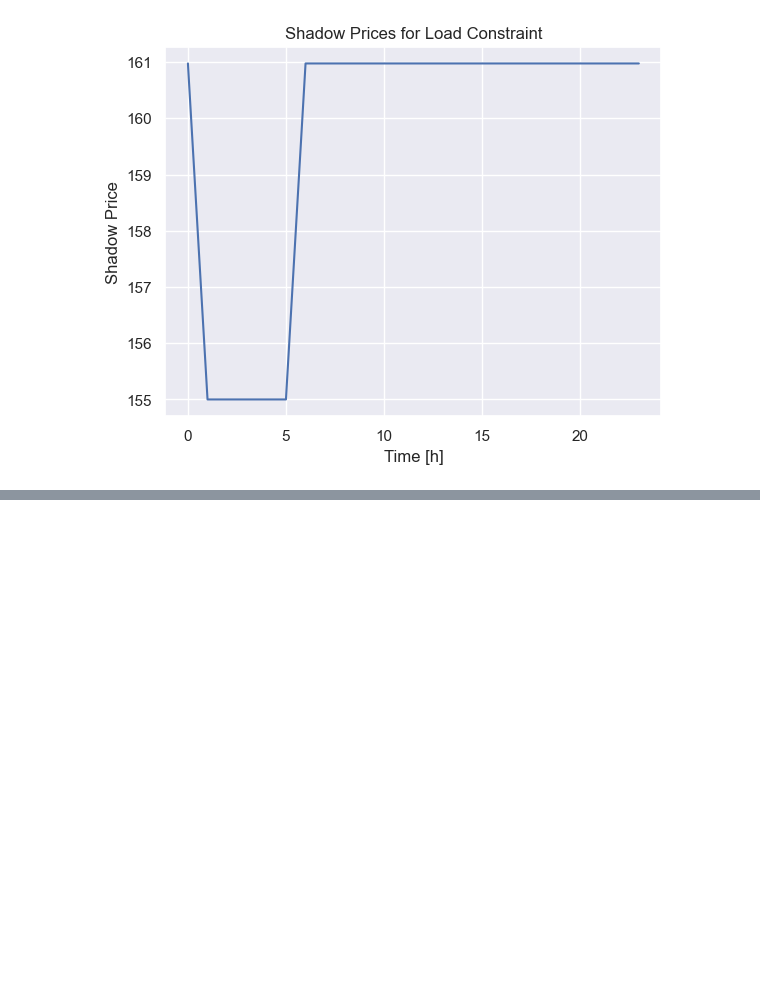
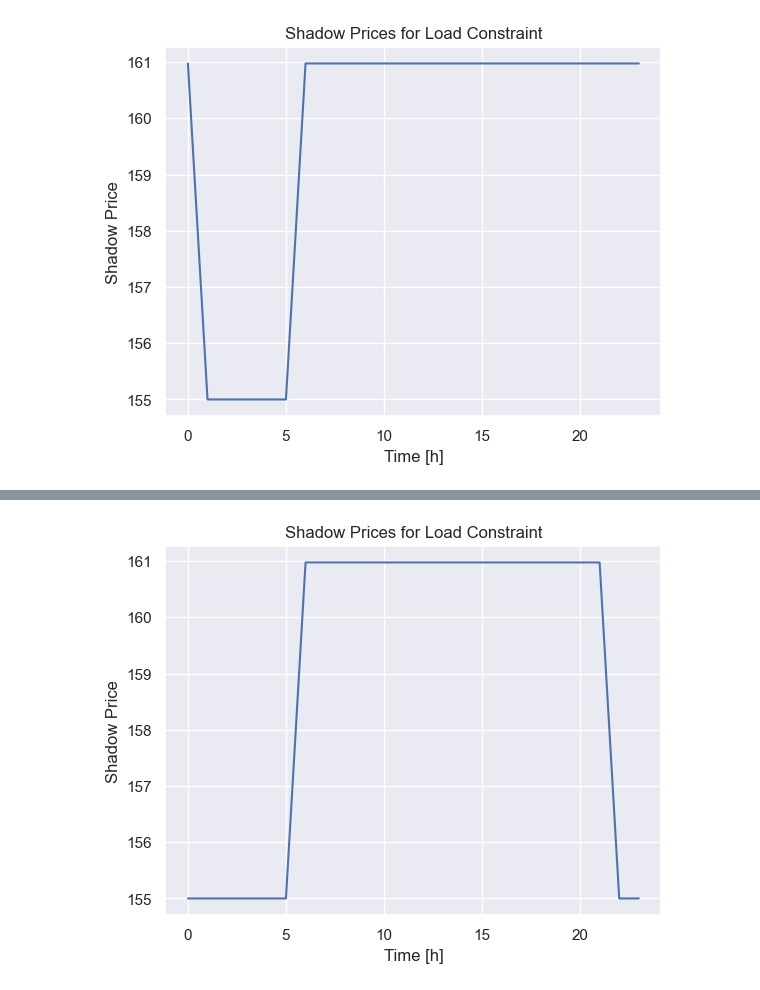
Before and after one commit to RedaElMakroum/CourseworkCode, a Jupyter notebook: Exercise3/Kraftwerkseinsatz_Basis.ipynb, the cells around one changed output, grey strips where cells are left out. Cells and saved outputs as stored; diff of their text form; code cells hidden in the pictures; blank space fills up the shorter version.

```diff
--- a/Exercise3/Kraftwerkseinsatz_Basis.ipynb
+++ b/Exercise3/Kraftwerkseinsatz_Basis.ipynb
@@ -197,0 +323,10 @@ plt.show()
+# %%
+shadow_prices = {t: model.dual[model.load_con[t]] for t in timesteps}
+shadow_prices_values = list(shadow_prices.values())
+plt.plot(timesteps, shadow_prices_values)
+plt.title('Shadow Prices for Load Constraint')
+plt.xlabel('Time [h]')
+plt.ylabel('Shadow Price')
+plt.show()
+# %% [output]
+[figure, added]
```
Also changed, not shown: parts of 4 cells of this notebook.
